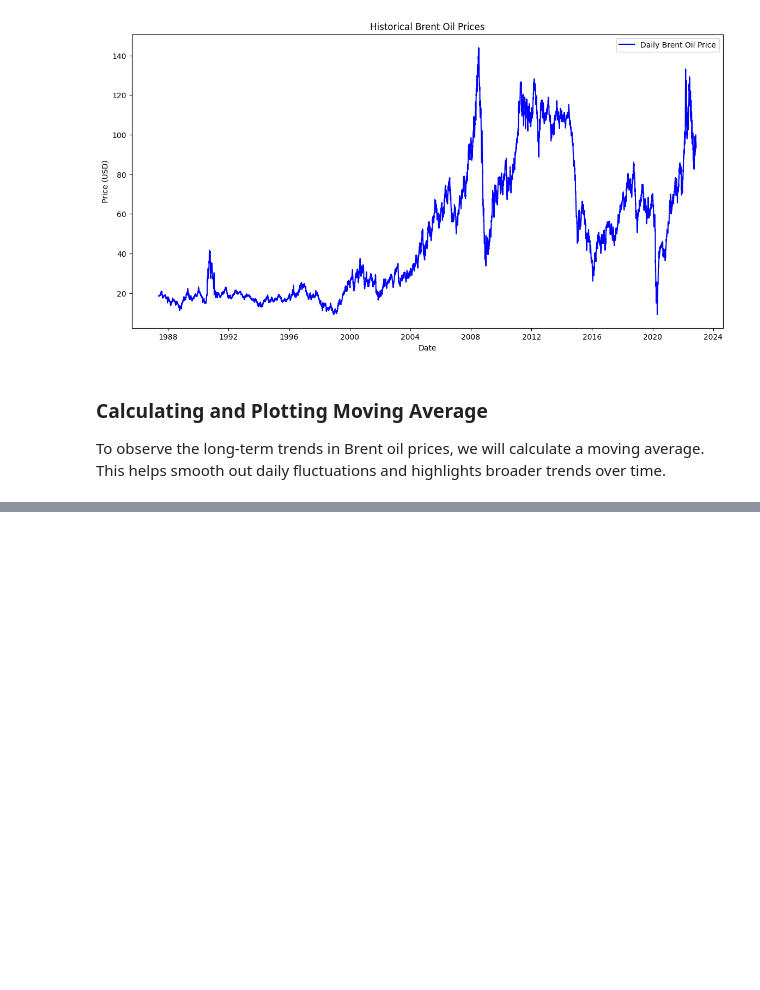
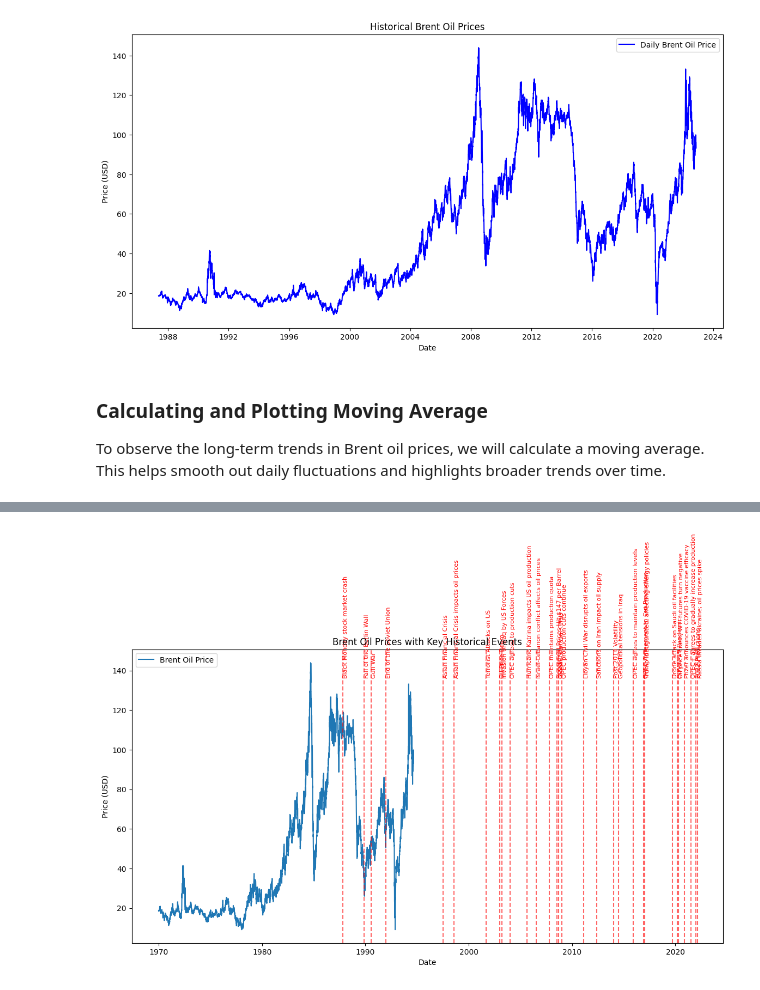
Before and after one commit to Ermi23/Oil-Price-Insights, a Jupyter notebook: notebooks/advanced_analysis.ipynb, the cells around one changed output, grey strips where cells are left out. Drawn from its saved outputs; the diff is of its cells as text; code cells hidden in the pictures; blank space fills up the shorter version.

Commit message:
Event data integration with oil data is done.

```diff
--- a/notebooks/advanced_analysis.ipynb
+++ b/notebooks/advanced_analysis.ipynb
@@ -75,0 +146,24 @@ c:\users\ermias.tadesse\10x\Oil-Price-Insights\src\data_analysis
+# %%
+# Convert events_data to a DataFrame
+events_df = pd.DataFrame(list(events_data.items()), columns=['Date', 'Event'])
+events_df['Date'] = pd.to_datetime(events_df['Date'], format='%Y-%m-%d')
+
+# Merge event data without affecting the main data’s date range
+eda.merge_economic_data(events_df)
+
+# Plot the data with annotations for each event, ensuring full data range is displayed
+plt.figure(figsize=(14, 7))
+plt.plot(eda.data['Price'], label='Brent Oil Price')
+
+# Annotate key events with vertical lines and labels
+for date, event in events_data.items():
+    plt.axvline(pd.to_datetime(date), color='red', linestyle='--', alpha=0.6)
+    plt.text(pd.to_datetime(date), eda.data['Price'].max() * 0.95, event, rotation=90, color='red', fontsize=8)
+
+plt.title("Brent Oil Prices with Key Historical Events")
+plt.xlabel("Date")
+plt.ylabel("Price (USD)")
+plt.legend()
+plt.show()
+# %% [output]
+[figure, added]
```
Also changed, not shown: parts of 5 cells of this notebook, 1 other file.
